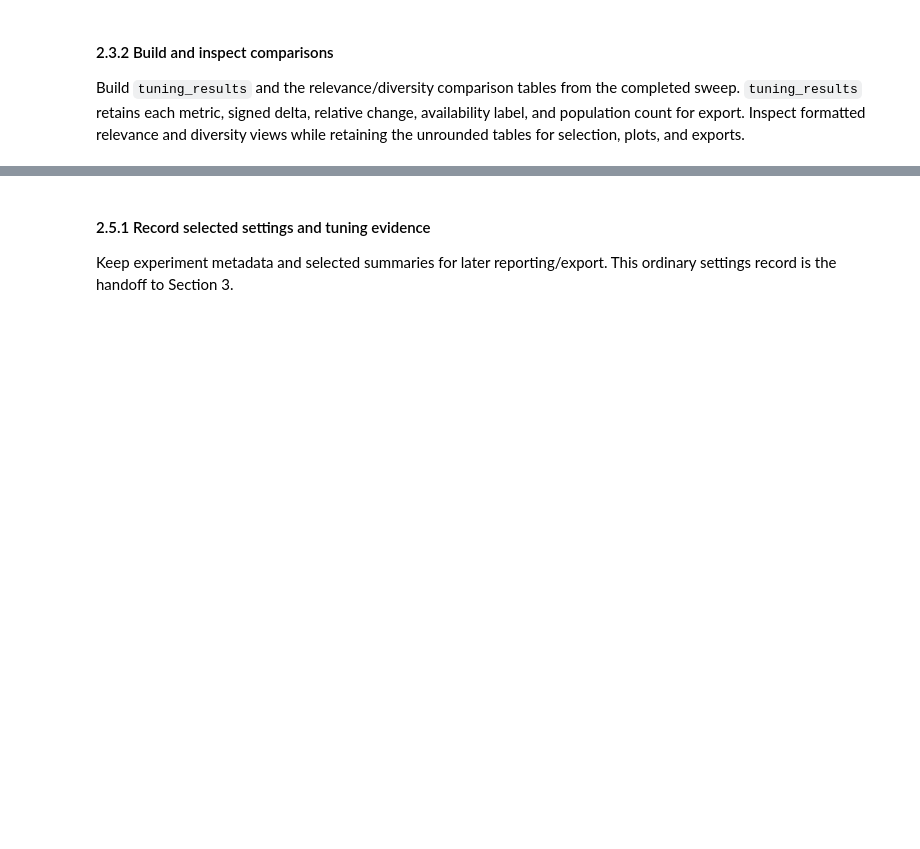
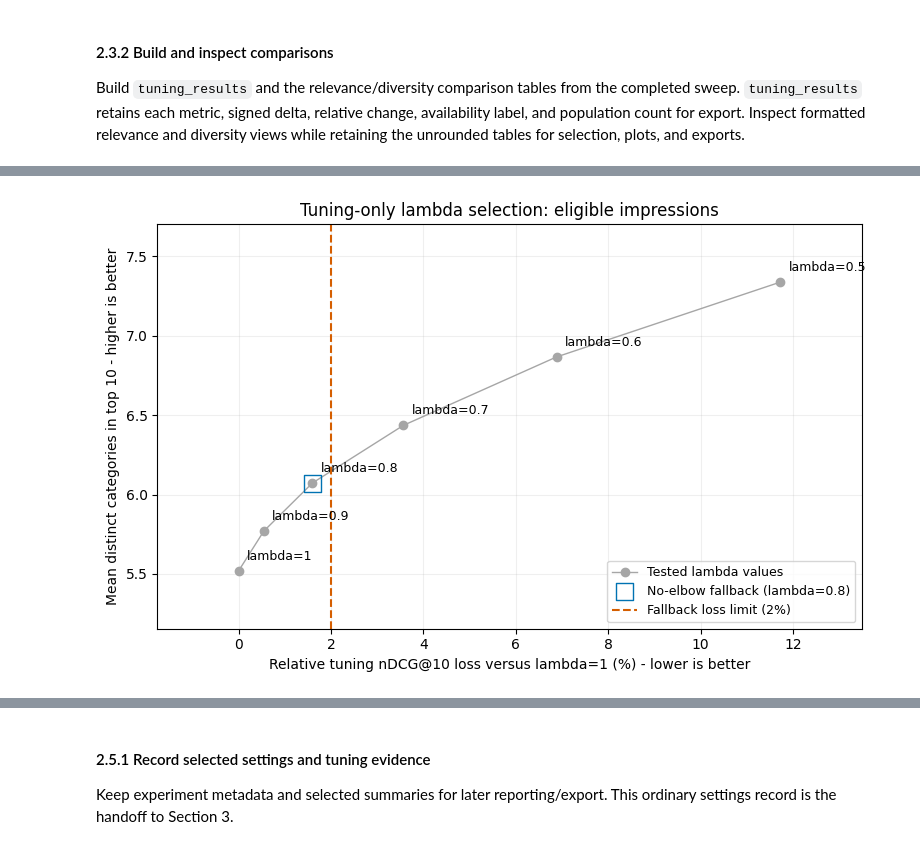
Before and after one commit to Fdiannz/BT4222-Project-Group-4--MIND, a Jupyter notebook: step5_rerank_mmr.ipynb, the cells around one changed output, grey strips where cells are left out. Cells and saved outputs as stored; diff of their text form; code cells hidden in the pictures; blank space fills up the shorter version.

```diff
--- a/step5_rerank_mmr.ipynb
+++ b/step5_rerank_mmr.ipynb
@@ -1170,0 +1178,35 @@ if SELECTED_LAMBDA not in tuning_sweep_summaries:
+# %%
+# --- 2.4.1b: Inspect category variety versus tuning relevance loss before choosing lambda. ---
+tuning_selection_fig, tuning_selection_ax = plt.subplots(figsize=(8, 5))
+# Connect in lambda order only; labels identify the measured operating points.
+tuning_selection_ax.plot(
+    tuning_selection_table["ndcg_loss_pct"], tuning_selection_table["unique_categories"],
+    color="0.65", marker="o", linewidth=1, label="Tested lambda values",
+)
+for weight, point in tuning_selection_table.iterrows():
+    tuning_selection_ax.annotate(
+        f"lambda={weight:g}", (point["ndcg_loss_pct"], point["unique_categories"]),
+        xytext=(6, 8), textcoords="offset points", fontsize=9,
+    )
+fallback_point = tuning_selection_table.loc[FALLBACK_LAMBDA]
+tuning_selection_ax.scatter(
+    [fallback_point["ndcg_loss_pct"]], [fallback_point["unique_categories"]],
+    s=150, marker="s", facecolors="none", edgecolors="#0072B2",
+    label=f"No-elbow fallback (lambda={FALLBACK_LAMBDA:g})", zorder=3,
+)
+tuning_selection_ax.axvline(
+    FALLBACK_MAX_NDCG_LOSS_PCT, color="#D55E00", linestyle="--",
+    label=f"Fallback loss limit ({FALLBACK_MAX_NDCG_LOSS_PCT:g}%)",
+)
+tuning_selection_ax.set(
+    xlabel="Relative tuning nDCG@10 loss versus lambda=1 (%) - lower is better",
+    ylabel=f"Mean distinct categories in top {TOP_K} - higher is better",
+    title="Tuning-only lambda selection: eligible impressions",
+)
+tuning_selection_ax.grid(alpha=0.2)
+tuning_selection_ax.margins(x=0.15, y=0.20)
+tuning_selection_ax.legend(fontsize=9)
+tuning_selection_fig.tight_layout()
+plt.show()
+# %% [output]
+[figure, added]
```
Also changed, not shown: parts of 80 cells of this notebook.
